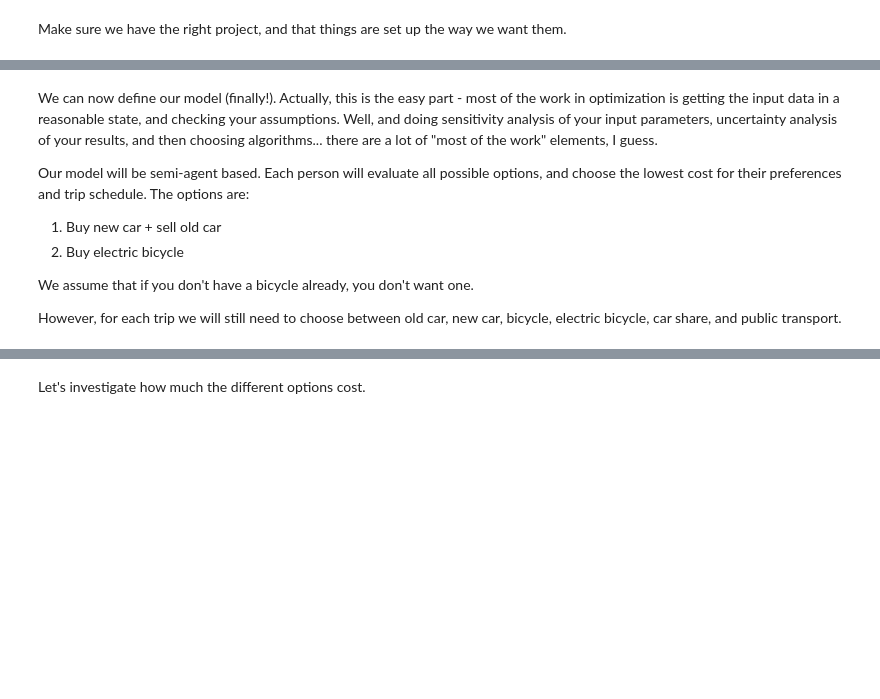
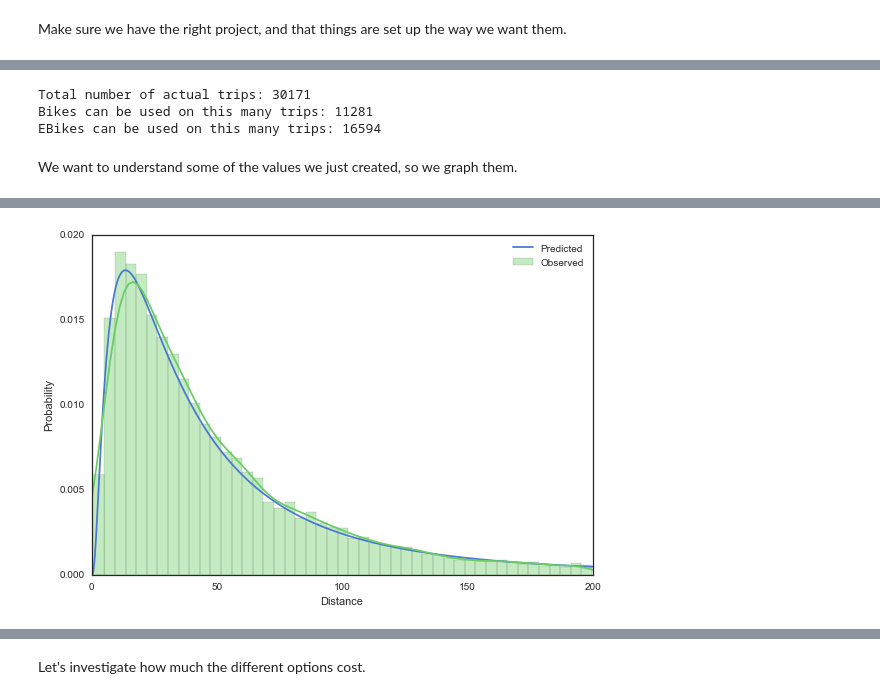
Before and after one commit to brightway-lca/brightway2, a Jupyter notebook: notebooks/2015 LCA Seminar - Class 2 - Optimization.ipynb, the cells around one changed output, grey strips where cells are left out. Drawn from its saved outputs; the diff is of its cells as text; code cells hidden in the pictures; blank space fills up the shorter version.

Commit message:
Imporve optimization notebook

```diff
--- a/notebooks/2015 LCA Seminar - Class 2 - Optimization.ipynb
+++ b/notebooks/2015 LCA Seminar - Class 2 - Optimization.ipynb
@@ -114,17 +57,0 @@ Let's visualize our distance distributions:
-# %%
-f, axes = plt.subplots(1, 2, figsize=(12, 6))
-
-num_trips = axes[0]
-trip_hist = axes[1]
-
-mask = trip_distances > 0
-
-sns.distplot(mask.sum(axis=1), kde=False, ax=num_trips)
-num_trips.set_title("Number of trips per person (count)")
-
-sns.distplot(trip_distances[mask], color="g", ax=trip_hist)
-trip_hist.set_title("Trip distances (km)")
-trip_hist.set_xlim(0, 100)
-
-plt.setp(axes, yticks=[])
-plt.tight_layout()
@@ -137,8 +57,0 @@ We assume that the fraction of trips taken by bicycle goes down linearly with di
-# %%
-chance_bicycle = (1 - trip_distances / 30) * 0.8
-# Eliminate non-trips where distance = 0
-chance_bicycle[chance_bicycle == 0.8] = 0
-# Turn probabilities into boolean array of possible true or falses
-chance_bicycle = (chance_bicycle > np.random.random(size=(population * 5))
-                                            .reshape(chance_bicycle.shape))
-print(chance_bicycle.sum())
@@ -147,6 +57,0 @@ print(chance_bicycle.sum())
-# %%
-chance_ebike = (1 - trip_distances / 100) * 0.8
-chance_ebike[chance_ebike == 0.8] = 0
-chance_ebike = (chance_ebike > np.random.random(size=(population * 5))
-                                        .reshape(chance_ebike.shape))
-print(chance_ebike.sum())
@@ -169,11 +57,0 @@ against_cars = np.random.random(size=population) < 0.2
-# %% [markdown]
-We can now define our model (finally!). Actually, this is the easy part - most of the work in optimization is getting the input data in a reasonable state, and checking your assumptions. Well, and doing sensitivity analysis of your input parameters, uncertainty analysis of your results, and then choosing algorithms... there are a lot of "most of the work" elements, I guess.
-
-Our model will be semi-agent based. Each person will evaluate all possible options, and choose the lowest cost for their preferences and trip schedule. The options are:
-
-1. Buy new car + sell old car
-2. Buy electric bicycle
-
-We assume that if you don't have a bicycle already, you don't want one.
-
-However, for each trip we will still need to choose between old car, new car, bicycle, electric bicycle, car share, and public transport.
@@ -179,0 +122,8 @@ However, for each trip we will still need to choose between old car, new car, bi
+# %%
+system_setup = SystemSetup()
+# %% [output]
+Total number of actual trips: 30171
+Bikes can be used on this many trips: 11281
+EBikes can be used on this many trips: 16594
+# %% [markdown]
+We want to understand some of the values we just created, so we graph them.
@@ -179,0 +206,3 @@ However, for each trip we will still need to choose between old car, new car, bi
+# %%
+graphics.graph_distances(system_setup.distance_params, system_setup.distances)
+# %% [output]
@@ -179,0 +211 @@ However, for each trip we will still need to choose between old car, new car, bi
+[figure, added]
```
Also changed, not shown: parts of 63 cells of this notebook.
